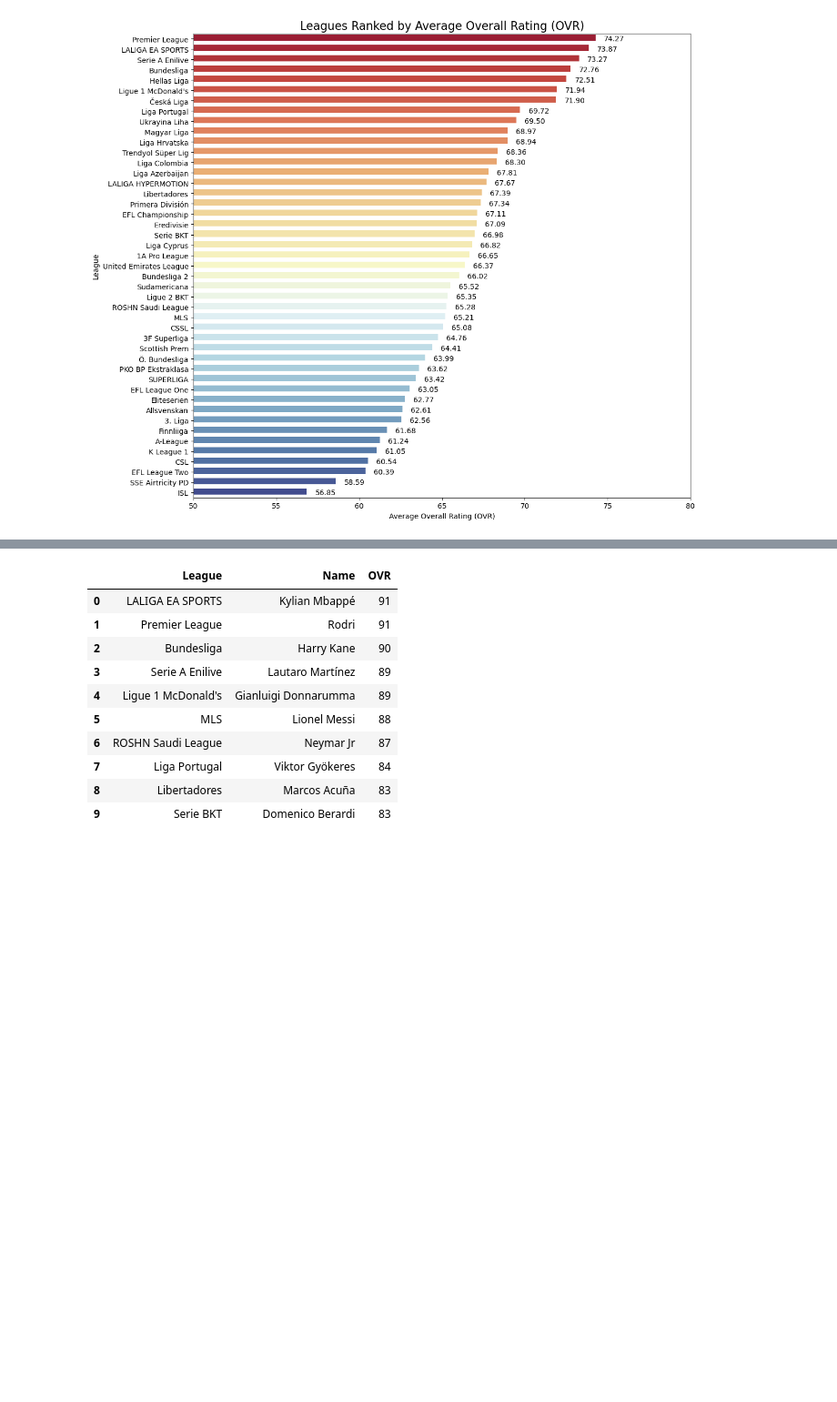
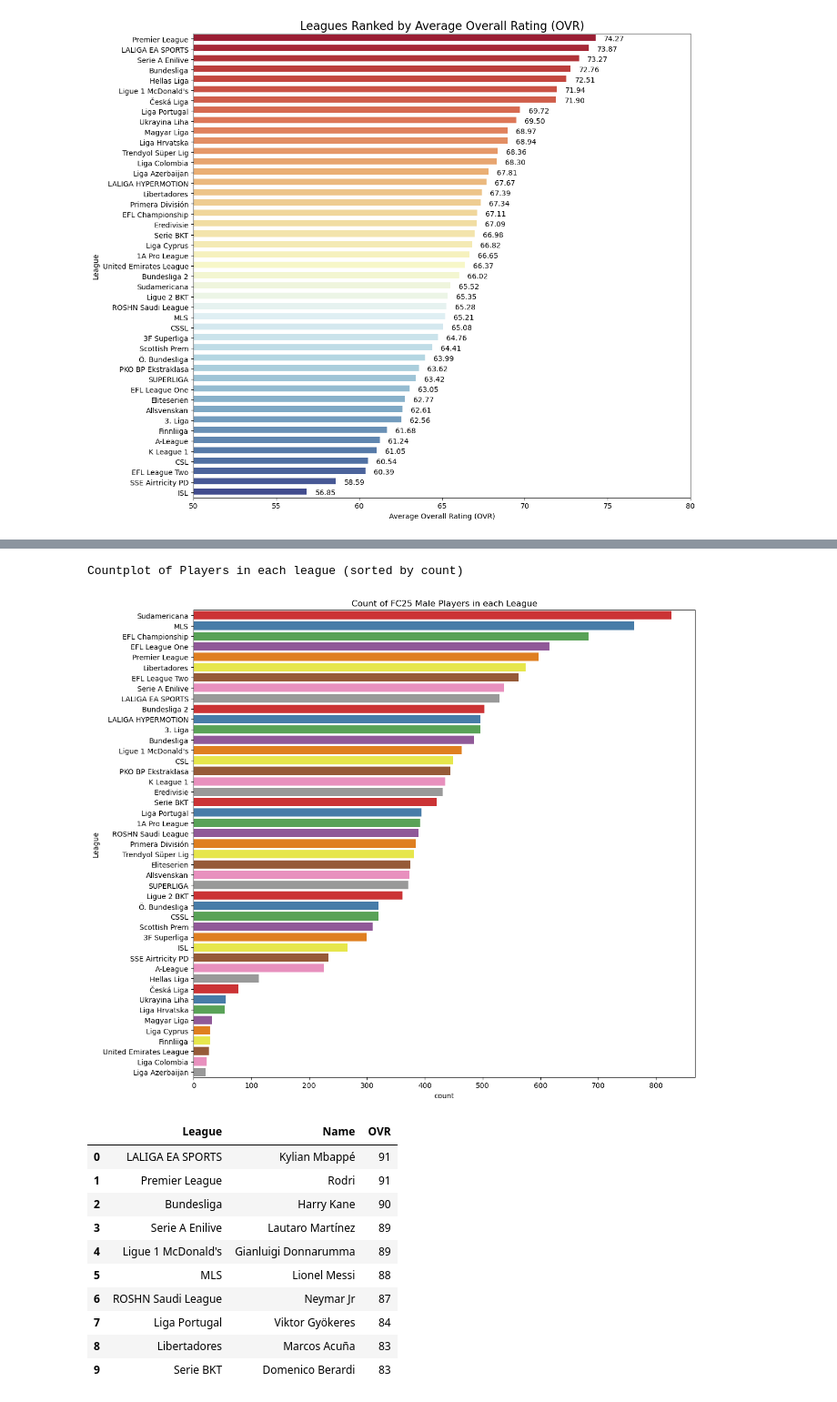
Before and after one commit to abryantgithub/FC25-EDA, a Jupyter notebook: FC25_EDA.ipynb, the cells around one changed output, grey strips where cells are left out. Shown at 91% size. Saved outputs shown, nothing was run; the diff lists cells and outputs as text; code cells hidden in the pictures; blank space fills up the shorter version.

```diff
--- a/FC25_EDA.ipynb
+++ b/FC25_EDA.ipynb
@@ -257,3 +275,17 @@ plt.show()
+# %%
+# Count of players in each league
+
+league_player_counts = dfm['League'].value_counts().index.tolist()
+
+print("\nCountplot of Players in each league (sorted by count)")
+plt.figure(figsize=(12, 10))
+sns.countplot(y='League', data=dfm, palette='Set1', order=league_player_counts)
+plt.title('Count of FC25 Male Players in each League')
+plt.tight_layout()
+plt.show()
+# %% [output]
+Countplot of Players in each league (sorted by count)
+[figure, added]
 # %%
 # top 10 highest rated leagues and their highest rated players
 
```
Also changed, not shown: parts of 3 cells of this notebook.
